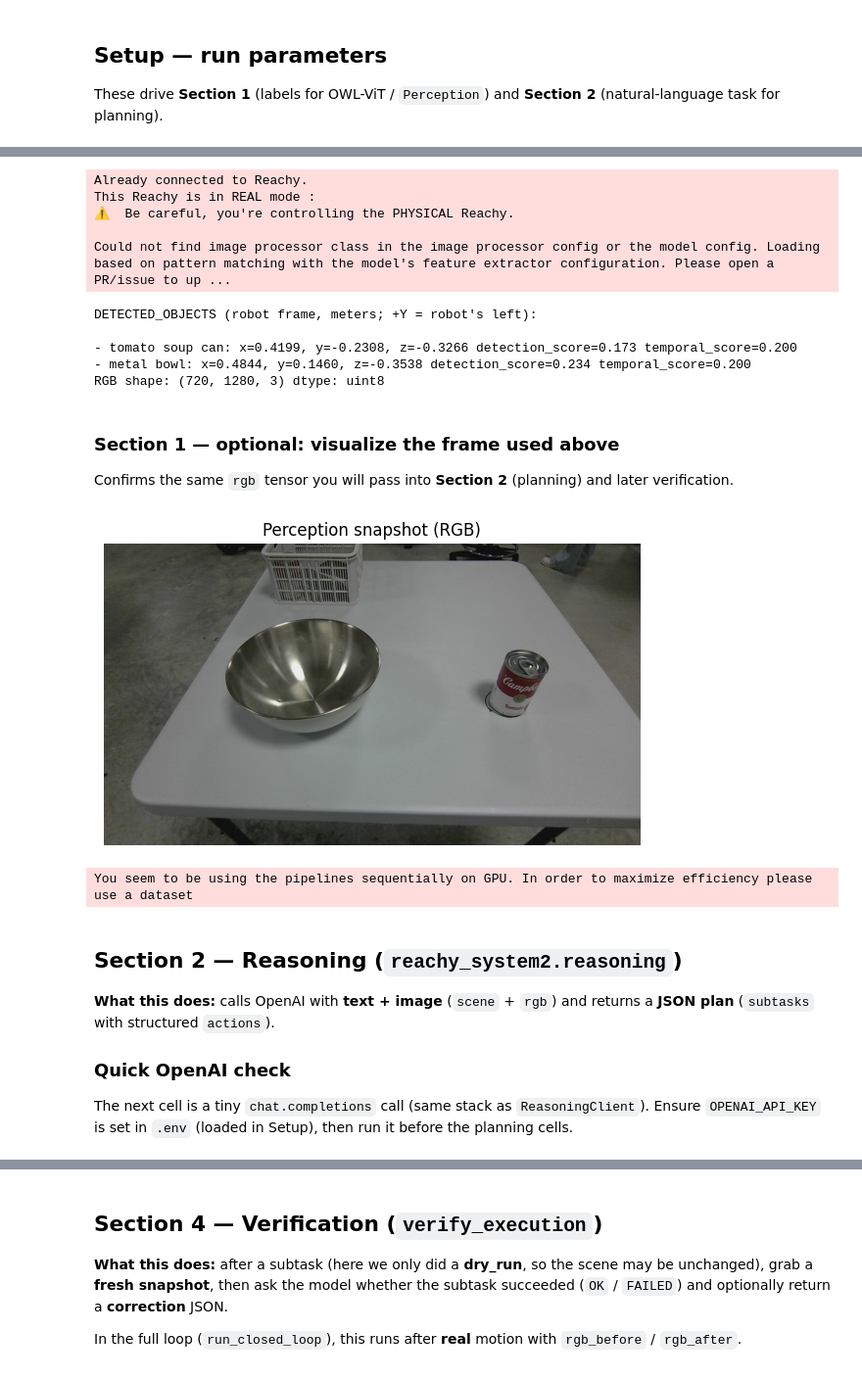
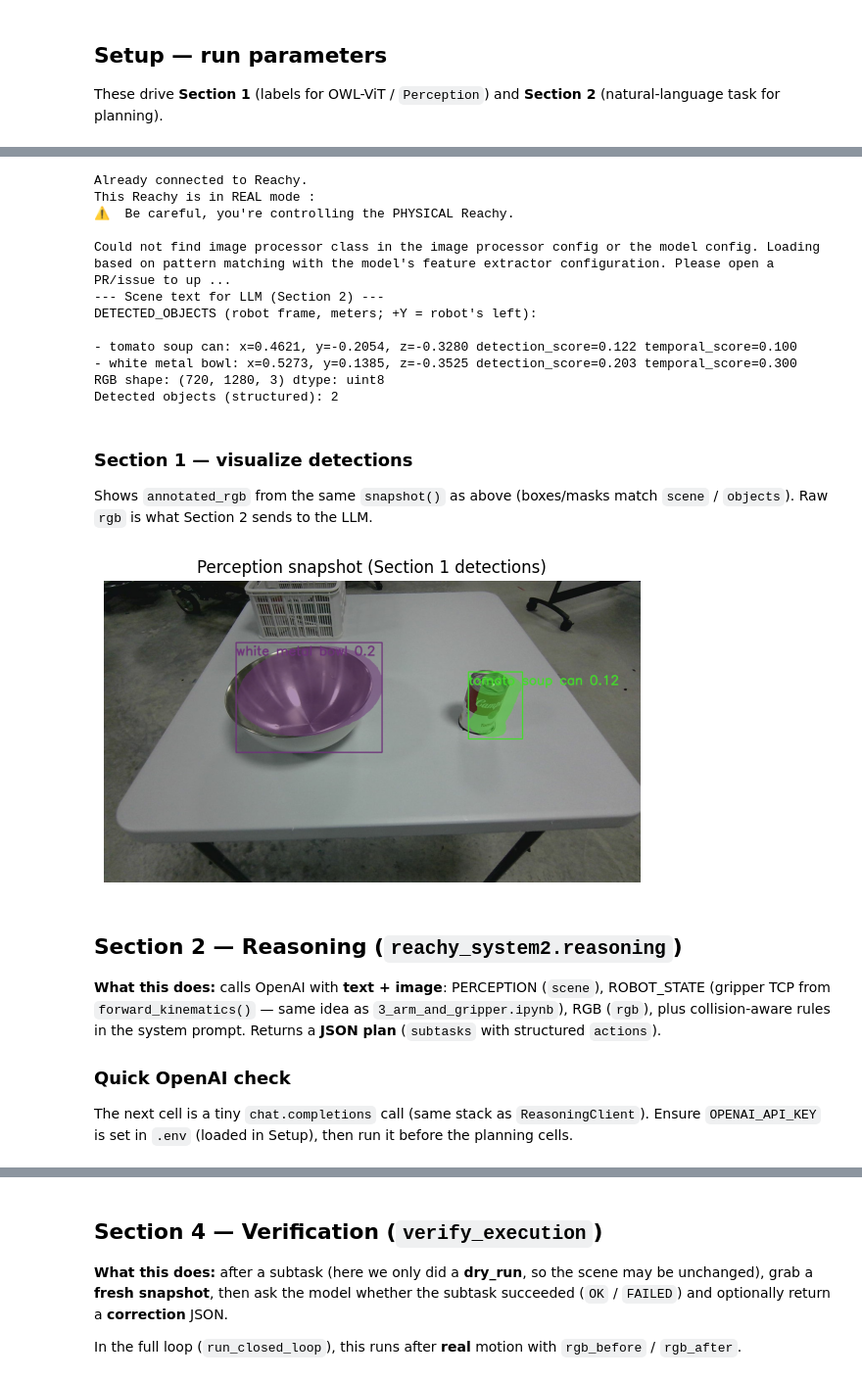
Before and after one commit to NikolaRaicevic2001/reachy_pollen, a Jupyter notebook: reachy_system2/system2_walkthrough.ipynb, the cells around one changed output, grey strips where cells are left out. Shown at 98% size. Drawn from its saved outputs; the diff is of its cells as text; code cells hidden in the pictures.

Commit message:
[Reachy System 2] Finished succesfully pick and place task

```diff
--- a/reachy_system2/system2_walkthrough.ipynb
+++ b/reachy_system2/system2_walkthrough.ipynb
@@ -92,42 +100,50 @@ perception = System2Perception(reachy)
 perception.set_tracked_labels(LABELS)
 perception.start(visualize=False)
 
-rgb, scene = perception.snapshot(settling_s=SETTLING_S)
+snap = perception.snapshot(settling_s=SETTLING_S)
+rgb = snap.rgb
+annotated_rgb = snap.annotated_rgb
+scene = snap.scene
+detected_objects = snap.objects
+
+print("--- Scene text for LLM (Section 2) ---")
 print(scene)
 print("RGB shape:", rgb.shape, "dtype:", rgb.dtype)
+print("Detected objects (structured):", len(detected_objects))
 # %% [output]
 Already connected to Reachy.
 This Reachy is in REAL mode :
 ⚠️  Be careful, you're controlling the PHYSICAL Reachy.
 
 Could not find image processor class in the image processor config or the model config. Loading based on pattern matching with the model's feature extractor configuration. Please open a PR/issue to up ...
+--- Scene text for LLM (Section 2) ---
+DETECTED_OBJECTS (robot frame, meters; +Y = robot's left):
+
+- tomato soup can: x=0.4621, y=-0.2054, z=-0.3280 detection_score=0.122 temporal_score=0.100
+- white metal bowl: x=0.5273, y=0.1385, z=-0.3525 detection_score=0.203 temporal_score=0.300
+RGB shape: (720, 1280, 3) dtype: uint8
+Detected objects (structured): 2
-DETECTED_OBJECTS (robot frame, meters; +Y = robot's left):
-
-- tomato soup can: x=0.4199, y=-0.2308, z=-0.3266 detection_score=0.173 temporal_score=0.200
-- metal bowl: x=0.4844, y=0.1460, z=-0.3538 detection_score=0.234 temporal_score=0.200
-RGB shape: (720, 1280, 3) dtype: uint8
-# %% [markdown]
-### Section 1 — optional: visualize the frame used above
-
-Confirms the same `rgb` tensor you will pass into **Section 2** (planning) and later verification.
+# %% [markdown]
+### Section 1 — visualize detections
+
+Shows `annotated_rgb` from the same `snapshot()` as above (boxes/masks match `scene` / `objects`). Raw `rgb` is what Section 2 sends to the LLM.
 # %%
 try:
     import matplotlib.pyplot as plt
 
     plt.figure(figsize=(8, 4))
-    plt.imshow(rgb)
+    plt.imshow(annotated_rgb)
     plt.axis("off")
-    plt.title("Perception snapshot (RGB)")
+    plt.title("Perception snapshot (Section 1 detections)")
     plt.show()
 except Exception as e:
     print("matplotlib display skipped:", e)
 # %% [output]
-[figure, old version]
+[figure, new version]
-You seem to be using the pipelines sequentially on GPU. In order to maximize efficiency please use a dataset
 # %% [markdown]
 ## Section 2 — Reasoning (`reachy_system2.reasoning`)
 
-**What this does:** calls OpenAI with **text + image** (`scene` + `rgb`) and returns a **JSON plan** (`subtasks` with structured `actions`).
+**What this does:** calls OpenAI with **text + image**: PERCEPTION (`scene`), ROBOT_STATE (gripper TCP from `forward_kinematics()` — same idea as `3_arm_and_gripper.ipynb`), RGB (`rgb`), plus collision-aware rules in the system prompt. Returns a **JSON plan** (`subtasks` with structured `actions`).
 
 ### Quick OpenAI check
 
```
Also changed, not shown: parts of 13 cells of this notebook, 9 other files.
